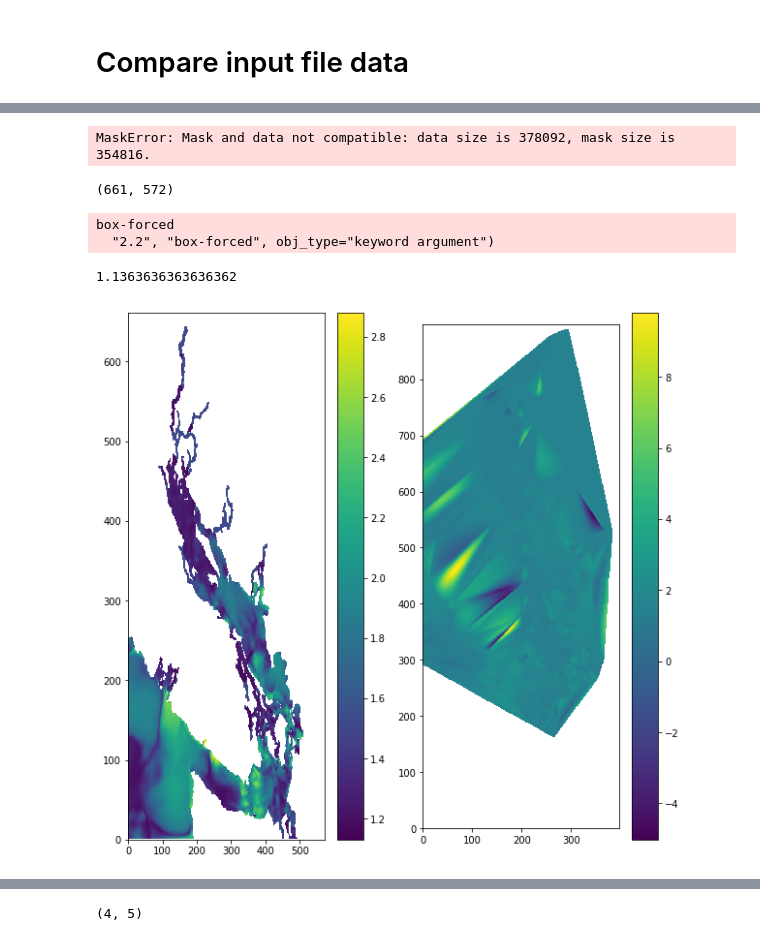
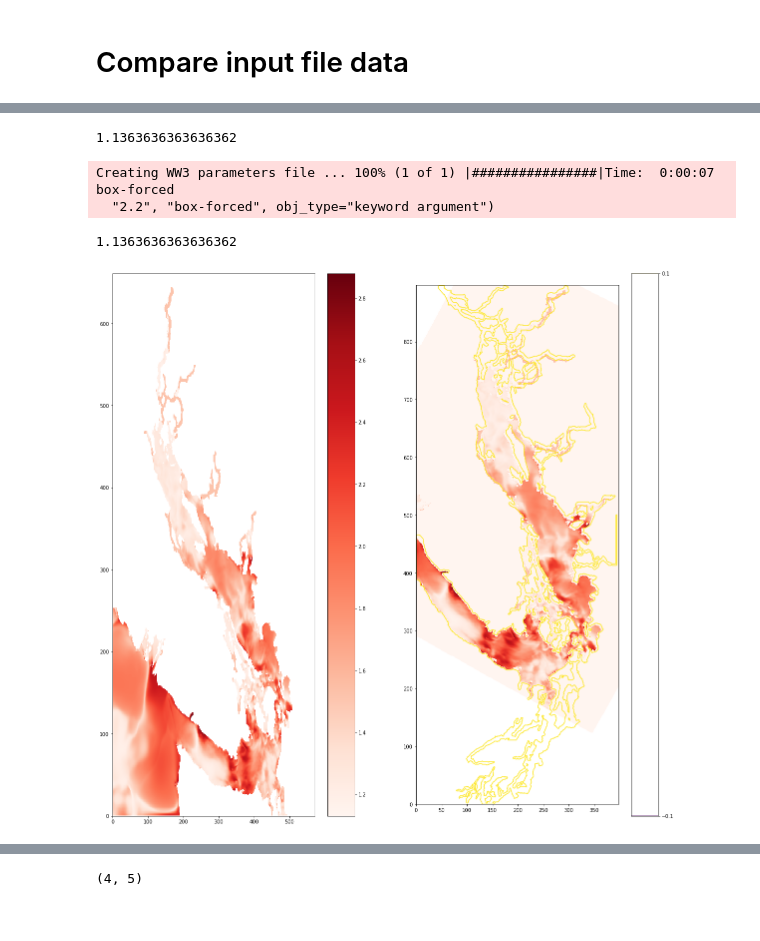
Before and after one commit to ambhudia/analysis-ashutosh, a Jupyter notebook: Interpolate_ww3.ipynb, the cells around one changed output, grey strips where cells are left out. Saved outputs shown, nothing was run; the diff lists cells and outputs as text; code cells hidden in the pictures.

```diff
--- a/Interpolate_ww3.ipynb
+++ b/Interpolate_ww3.ipynb
@@ -70,26 +38,51 @@ Creating WW3 parameters file ... 100% (1 of 1) |################|Time:  0:00:01
-# %%
-land_mask = xr.open_dataset('https://salishsea.eos.ubc.ca/erddap/griddap/ubcSSn2DMeshMaskV17-02').tmaskutil.isel(time = 0).values[1:897:,1:397]
-masked_data = ma.masked_array(mean_wave_array[0], np.logical_not(land_mask))
-# %% [output]
-MaskError: Mask and data not compatible: data size is 378092, mask size is 354816.
-# %%
-mean_wave_array[0].shape
-# %% [output]
-(661, 572)
 # %%
-fig = plt.figure(figsize = (10,10) )
+fig = plt.figure(figsize = (20,20) )
 ax = plt.subplot(1,2,1)
-plt.pcolormesh(mean_wave_array[0])
+plt.pcolormesh(mean_wave_array[0], cmap = 'Reds')
 plt.colorbar()
 ax1 = plt.subplot(1,2,2)
-plt.pcolormesh(mean_wave[0])
+plt.pcolormesh(mean_wave, cmap = 'Reds')
+plt.contour(mask, levels = [-0.1, 0.1])
 plt.colorbar()
 viz_tools.set_aspect(ax1)
 # %% [output]
-box-forced
-  "2.2", "box-forced", obj_type="keyword argument")
+1.1363636363636362
-1.1363636363636362
-[figure, removed]
+# %%
+wave_files = ['temp/ww3test.nc']
+dirname = 'temp/'
+
+
+bar = utilities.statusbar('Creating WW3 parameters file ...', maxval = len(wave_files))
+for wave_file in bar(wave_files):
+    # load WW3 netcdf source file using xarray
+    WW3 = xr.open_dataset(wave_file)
+    NEMO_grid = xr.open_dataset('https://salishsea.eos.ubc.ca/erddap/griddap/ubcSSnBathymetryV17-02')
+    lat_lon_mesh = np.meshgrid(WW3.MAPSTA.latitude.values, WW3.MAPSTA.longitude.values)
+    points = np.array([lat_lon_mesh[0].T.ravel(), lat_lon_mesh[1].T.ravel()-360]).T
+    xi = (NEMO_grid.latitude.values, NEMO_grid.longitude.values)
+    mean_wave_array = WW3.t02.values
+    data =  np.nan_to_num(mean_wave_array[0].ravel())
+    mean_wave = griddata(points,data, xi, method='cubic')
+    mask = xr.open_dataset('https://salishsea.eos.ubc.ca/erddap/griddap/ubcSSn2DMeshMaskV17-02').tmaskutil.isel(time = 0).values
+    cond = [mask == 0,  mask == 1]
+
+fig = plt.figure(figsize = (20,20) )
+ax = plt.subplot(1,2,1)
+plt.pcolormesh(mean_wave_array[0], cmap = 'Reds')
+
+plt.colorbar()
+ax1 = plt.subplot(1,2,2)
+plt.pcolormesh(mean_wave, cmap = 'Reds', vmin = 1.15, vmax = 2.85)
+plt.contour(mask, levels = [-0.1, 0.1])
+plt.colorbar()
+
+viz_tools.set_aspect(ax1)
+# %% [output]
+Creating WW3 parameters file ... 100% (1 of 1) |################|Time:  0:00:07
+box-forced
+  "2.2", "box-forced", obj_type="keyword argument")
+1.1363636363636362
+[figure, added]
 # %%
 fig = plt.figure(figsize = (10,10) )
 ax = plt.subplot(1,2,1)
```
Also changed, not shown: parts of 4 cells of this notebook.
